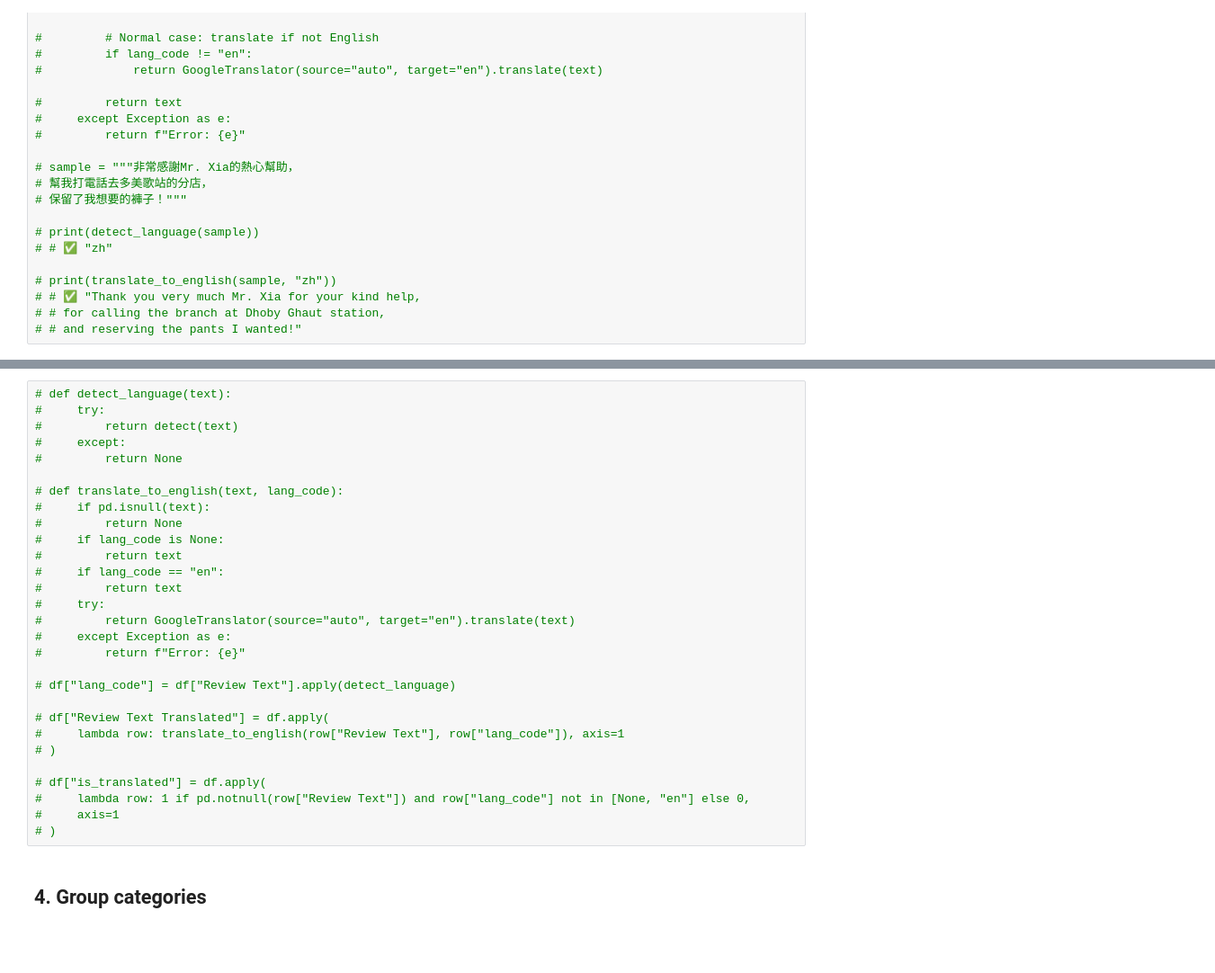
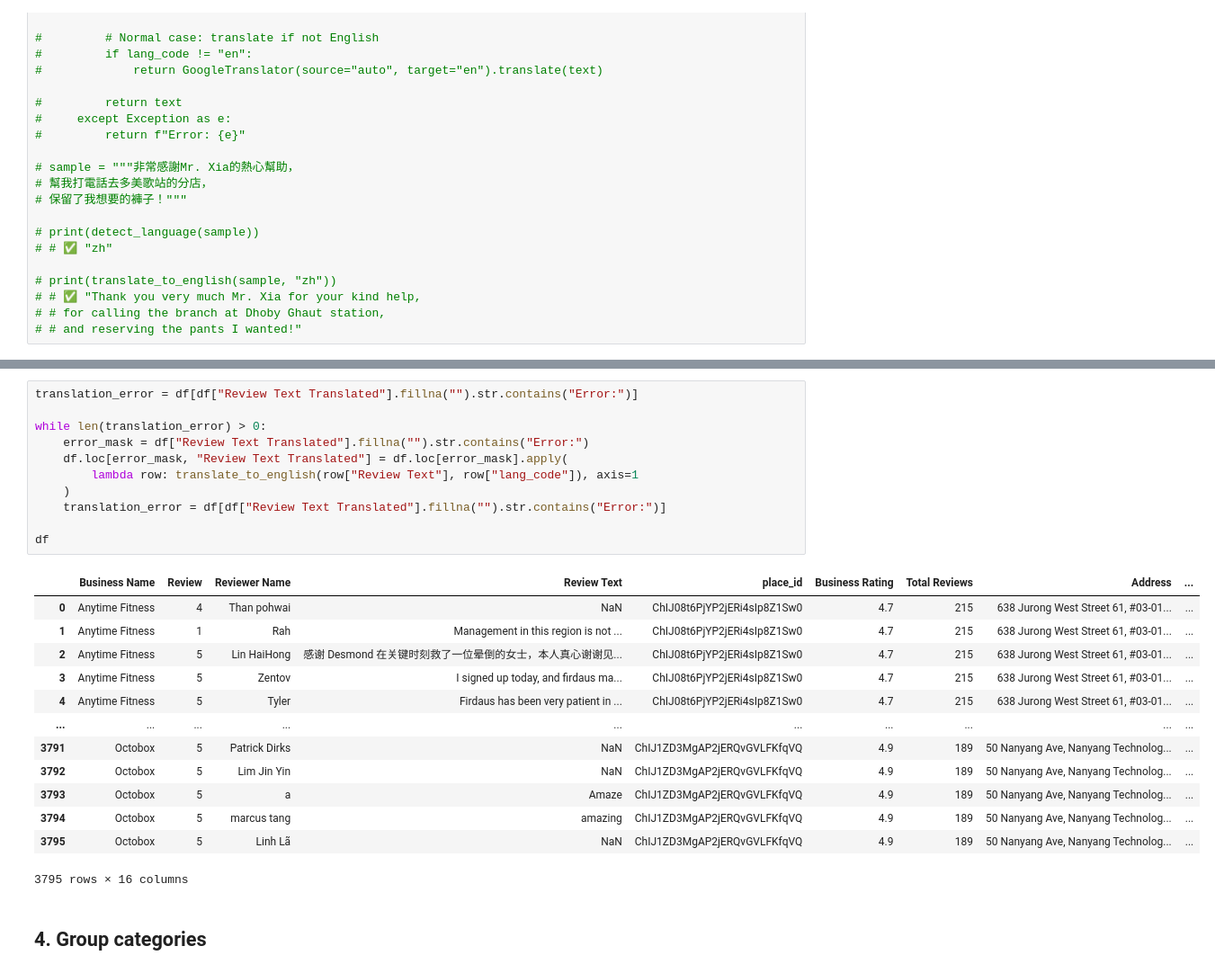
Before and after one commit to alvinnnnnnnnnn/TikTokJamFest, a Jupyter notebook: training.ipynb, the cells around one changed output, grey strips where cells are left out. Shown: that part at 90% size. Saved outputs shown, nothing was run; the diff lists cells and outputs as text; blank space fills up the shorter version.

```diff
--- a/training.ipynb
+++ b/training.ipynb
@@ -228,32 +231,28 @@ df
-# %%
-# def detect_language(text):
-#     try:
-#         return detect(text)
-#     except:
-#         return None
-
-# def translate_to_english(text, lang_code):
-#     if pd.isnull(text):
-#         return None
-#     if lang_code is None:
-#         return text
-#     if lang_code == "en":
-#         return text
-#     try:
-#         return GoogleTranslator(source="auto", target="en").translate(text)
-#     except Exception as e:
-#         return f"Error: {e}"
-
-# df["lang_code"] = df["Review Text"].apply(detect_language)
-
-# df["Review Text Translated"] = df.apply(
-#     lambda row: translate_to_english(row["Review Text"], row["lang_code"]), axis=1
-# )
-
-# df["is_translated"] = df.apply(
-#     lambda row: 1 if pd.notnull(row["Review Text"]) and row["lang_code"] not in [None, "en"] else 0,
-#     axis=1
-# )
+# %%
+translation_error = df[df["Review Text Translated"].fillna("").str.contains("Error:")]
+
+while len(translation_error) > 0:
+    error_mask = df["Review Text Translated"].fillna("").str.contains("Error:")
+    df.loc[error_mask, "Review Text Translated"] = df.loc[error_mask].apply(
+        lambda row: translate_to_english(row["Review Text"], row["lang_code"]), axis=1
+    )
+    translation_error = df[df["Review Text Translated"].fillna("").str.contains("Error:")]
+
+df
+# %% [output]
+|  | Business Name | Review | Reviewer Name | Review Text | place_id | Business Rating | Total Reviews | Address | ... |
+| 0 | Anytime Fitness | 4 | Than pohwai | NaN | ChIJ08t6PjYP2jERi4sIp8Z1Sw0 | 4.7 | 215 | 638 Jurong West Street 61, #03-01... | ... |
+| 1 | Anytime Fitness | 1 | Rah | Management in this region is not ... | ChIJ08t6PjYP2jERi4sIp8Z1Sw0 | 4.7 | 215 | 638 Jurong West Street 61, #03-01... | ... |
+| 2 | Anytime Fitness | 5 | Lin HaiHong | 感谢 Desmond 在关键时刻救了一位晕倒的女士，本人真心谢谢见... | ChIJ08t6PjYP2jERi4sIp8Z1Sw0 | 4.7 | 215 | 638 Jurong West Street 61, #03-01... | ... |
+| 3 | Anytime Fitness | 5 | Zentov | I signed up today, and firdaus ma... | ChIJ08t6PjYP2jERi4sIp8Z1Sw0 | 4.7 | 215 | 638 Jurong West Street 61, #03-01... | ... |
+| 4 | Anytime Fitness | 5 | Tyler | Firdaus has been very patient in ... | ChIJ08t6PjYP2jERi4sIp8Z1Sw0 | 4.7 | 215 | 638 Jurong West Street 61, #03-01... | ... |
+| ... | ... | ... | ... | ... | ... | ... | ... | ... | ... |
+| 3791 | Octobox | 5 | Patrick Dirks | NaN | ChIJ1ZD3MgAP2jERQvGVLFKfqVQ | 4.9 | 189 | 50 Nanyang Ave, Nanyang Technolog... | ... |
+| 3792 | Octobox | 5 | Lim Jin Yin | NaN | ChIJ1ZD3MgAP2jERQvGVLFKfqVQ | 4.9 | 189 | 50 Nanyang Ave, Nanyang Technolog... | ... |
+| 3793 | Octobox | 5 | a | Amaze | ChIJ1ZD3MgAP2jERQvGVLFKfqVQ | 4.9 | 189 | 50 Nanyang Ave, Nanyang Technolog... | ... |
+| 3794 | Octobox | 5 | marcus tang | amazing | ChIJ1ZD3MgAP2jERQvGVLFKfqVQ | 4.9 | 189 | 50 Nanyang Ave, Nanyang Technolog... | ... |
+| 3795 | Octobox | 5 | Linh Lã | NaN | ChIJ1ZD3MgAP2jERQvGVLFKfqVQ | 4.9 | 189 | 50 Nanyang Ave, Nanyang Technolog... | ... |
+3795 rows × 16 columns
 # %% [markdown]
 ## 4. Group categories
 # %%
```
Also changed, not shown: parts of 14 cells of this notebook, 1 other file.
